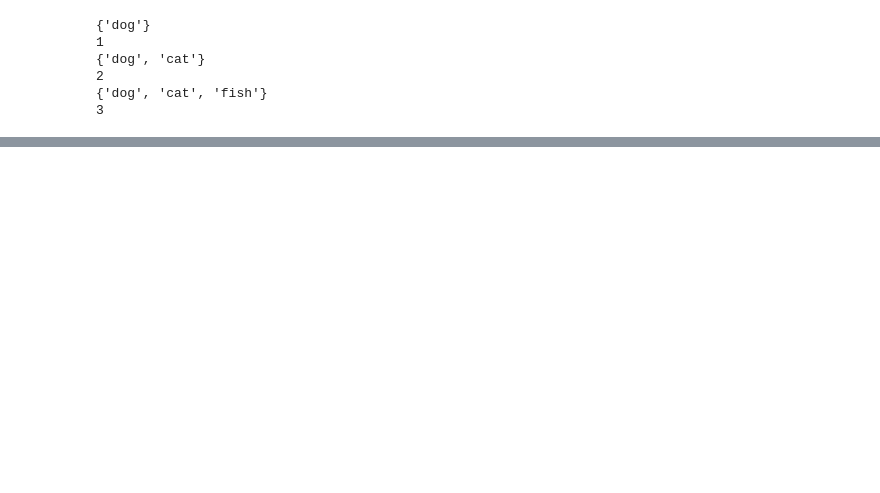
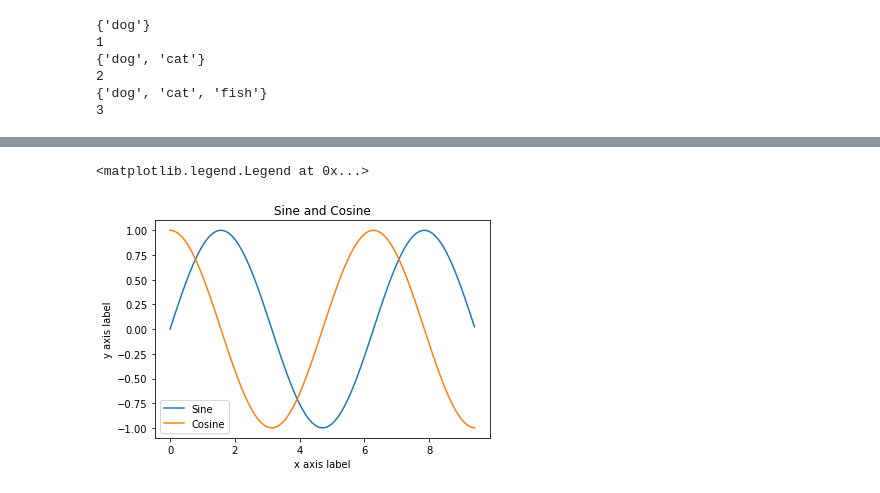
Before and after one commit to MicahOleary/CatvsDog, a Jupyter notebook: Python_Tutorial.ipynb, the cells around one changed output, grey strips where cells are left out. Drawn from its saved outputs; the diff is of its cells as text; code cells hidden in the pictures; blank space fills up the shorter version.

```diff
--- a/Python_Tutorial.ipynb
+++ b/Python_Tutorial.ipynb
@@ -43,0 +111,13 @@ def sign(x):
+# %%
+y_sin = np.sin(x)
+y_cos = np.cos(x)
+
+plt.plot(x, y_sin)
+plt.plot(x, y_cos)
+plt.xlabel('x axis label')
+plt.ylabel('y axis label')
+plt.title('Sine and Cosine')
+plt.legend(['Sine', 'Cosine'])
+# %% [output]
+<matplotlib.legend.Legend at 0x...>
+[figure, added]
```
Also changed, not shown: parts of 9 cells of this notebook.
